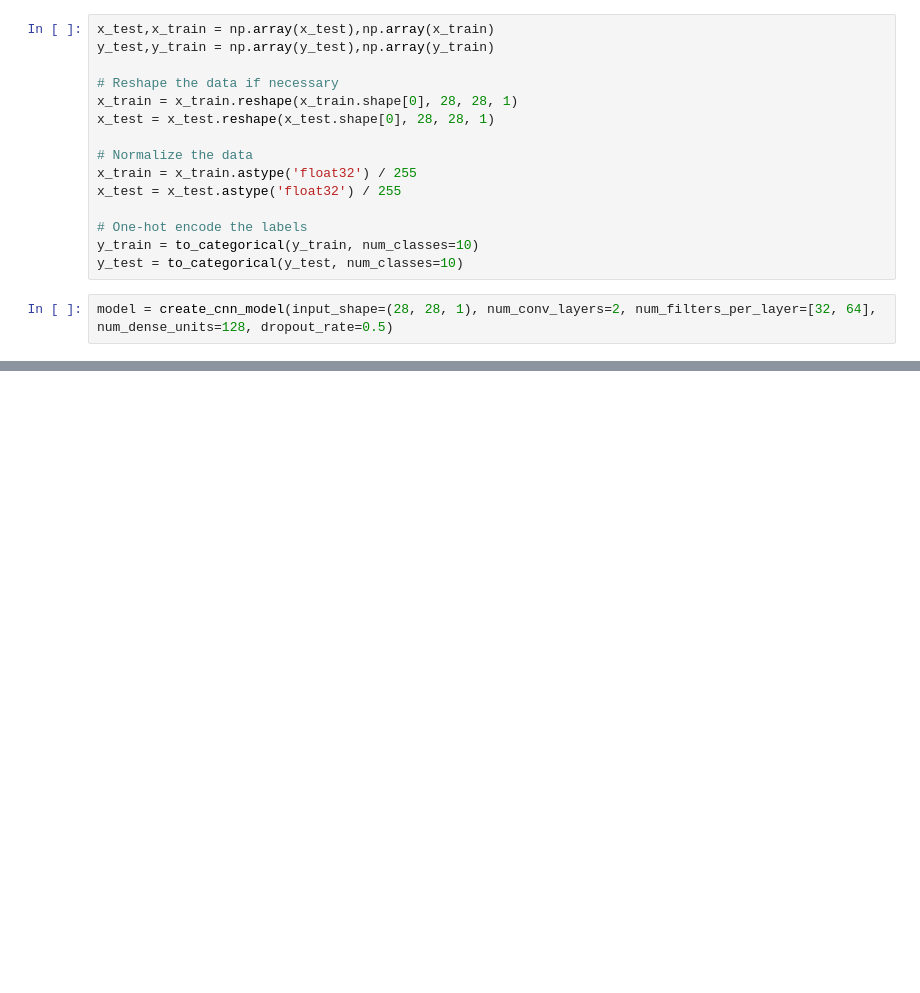
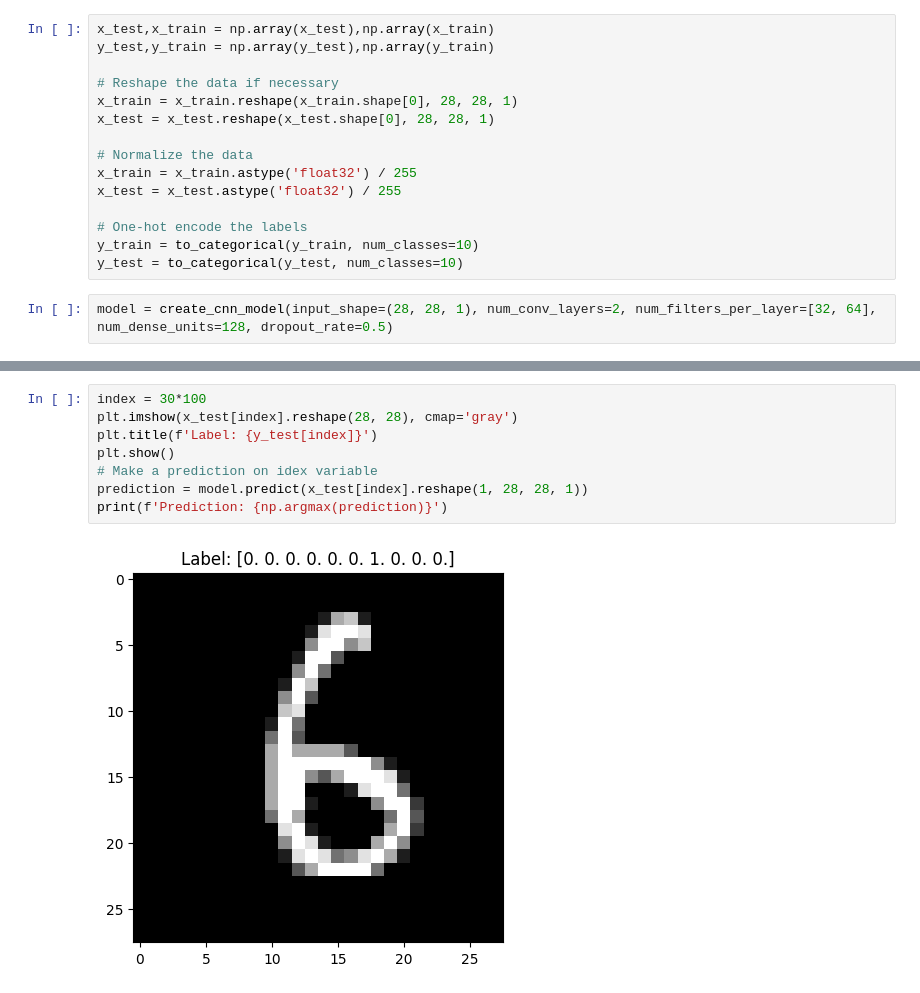
Before and after one commit to Villinger1999/BO-Mini-project, a Jupyter notebook: model_jupyter.ipynb, the cells around one changed output, grey strips where cells are left out. Cells and saved outputs as stored; diff of their text form; blank space fills up the shorter version.

Commit message:
Created model2

```diff
--- a/model_jupyter.ipynb
+++ b/model_jupyter.ipynb
@@ -121,0 +128,10 @@ plt.show()
+# %%
+index = 30*100
+plt.imshow(x_test[index].reshape(28, 28), cmap='gray')
+plt.title(f'Label: {y_test[index]}')
+plt.show()
+# Make a prediction on idex variable
+prediction = model.predict(x_test[index].reshape(1, 28, 28, 1))
+print(f'Prediction: {np.argmax(prediction)}')
+# %% [output]
+[figure, added]
```
Also changed, not shown: parts of 8 cells of this notebook, 1 other file.
